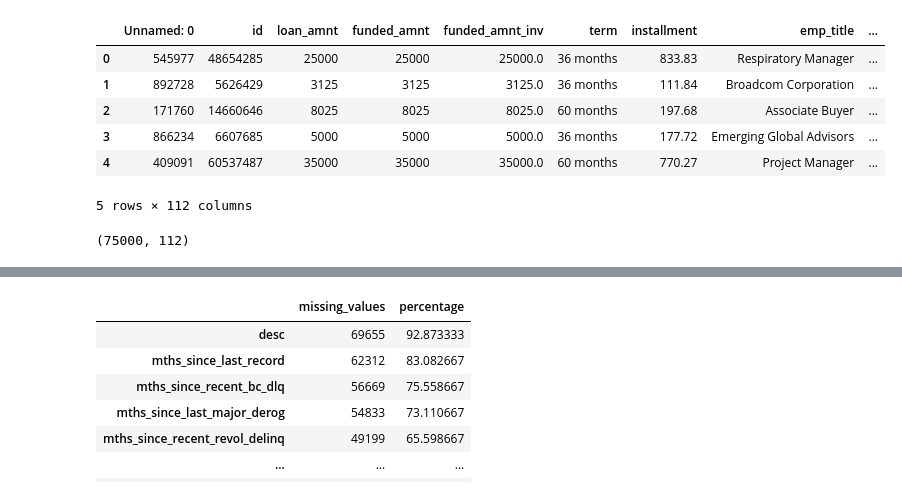
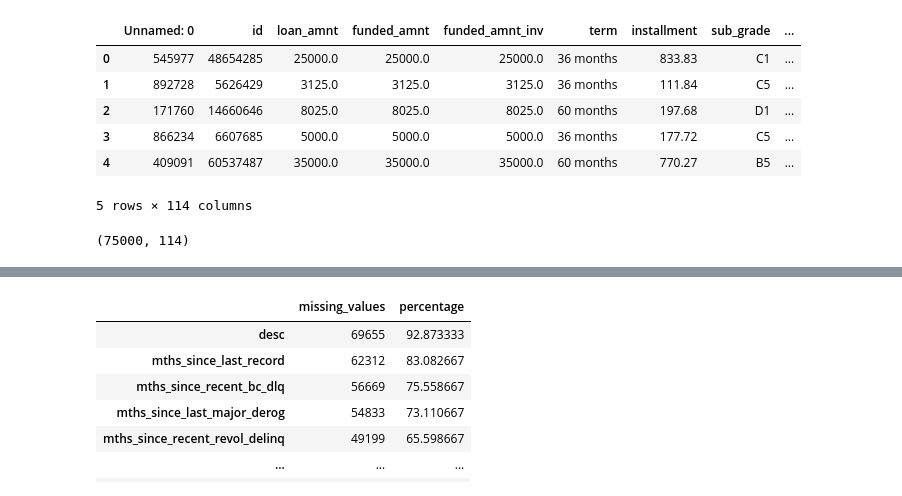
Before and after one commit to roman-svetkin/loan_int_rate_predictor, a Jupyter notebook: notebooks/eda.ipynb, the cells around one changed output, grey strips where cells are left out. Cells and saved outputs as stored; diff of their text form; code cells hidden in the pictures.

```diff
--- a/notebooks/eda.ipynb
+++ b/notebooks/eda.ipynb
@@ -1,25 +1,25 @@
 # %%
 import pandas as pd
 
 # Load the dataset
-data_file_path = './DataScienceAssignment.csv'
+data_file_path = './train.csv'
 data = pd.read_csv(data_file_path)
 
 # Load the Data Dictionary
-data_dictionary_file_path = './DataDictionary.xlsx'
-data_dictionary = pd.read_excel(data_dictionary_file_path)
+# data_dictionary_file_path = './DataDictionary.xlsx'
+# data_dictionary = pd.read_excel(data_dictionary_file_path)
 
 # Display the first few rows of both dataframes to understand their structure
 data.head()
 # %% [output]
-|  | Unnamed: 0 | id | loan_amnt | funded_amnt | funded_amnt_inv | term | installment | emp_title | ... |
-| 0 | 545977 | 48654285 | 25000 | 25000 | 25000.0 | 36 months | 833.83 | Respiratory Manager | ... |
-| 1 | 892728 | 5626429 | 3125 | 3125 | 3125.0 | 36 months | 111.84 | Broadcom Corporation | ... |
-| 2 | 171760 | 14660646 | 8025 | 8025 | 8025.0 | 60 months | 197.68 | Associate Buyer | ... |
-| 3 | 866234 | 6607685 | 5000 | 5000 | 5000.0 | 36 months | 177.72 | Emerging Global Advisors | ... |
-| 4 | 409091 | 60537487 | 35000 | 35000 | 35000.0 | 60 months | 770.27 | Project Manager | ... |
+|  | Unnamed: 0 | id | loan_amnt | funded_amnt | funded_amnt_inv | term | installment | sub_grade | ... |
+| 0 | 545977 | 48654285 | 25000.0 | 25000.0 | 25000.0 | 36 months | 833.83 | C1 | ... |
+| 1 | 892728 | 5626429 | 3125.0 | 3125.0 | 3125.0 | 36 months | 111.84 | C5 | ... |
+| 2 | 171760 | 14660646 | 8025.0 | 8025.0 | 8025.0 | 60 months | 197.68 | D1 | ... |
+| 3 | 866234 | 6607685 | 5000.0 | 5000.0 | 5000.0 | 36 months | 177.72 | C5 | ... |
+| 4 | 409091 | 60537487 | 35000.0 | 35000.0 | 35000.0 | 60 months | 770.27 | B5 | ... |
-5 rows × 112 columns
+5 rows × 114 columns
 # %%
 data.shape
 # %% [output]
-(75000, 112)
+(75000, 114)
```
Also changed, not shown: parts of 3 cells of this notebook.
